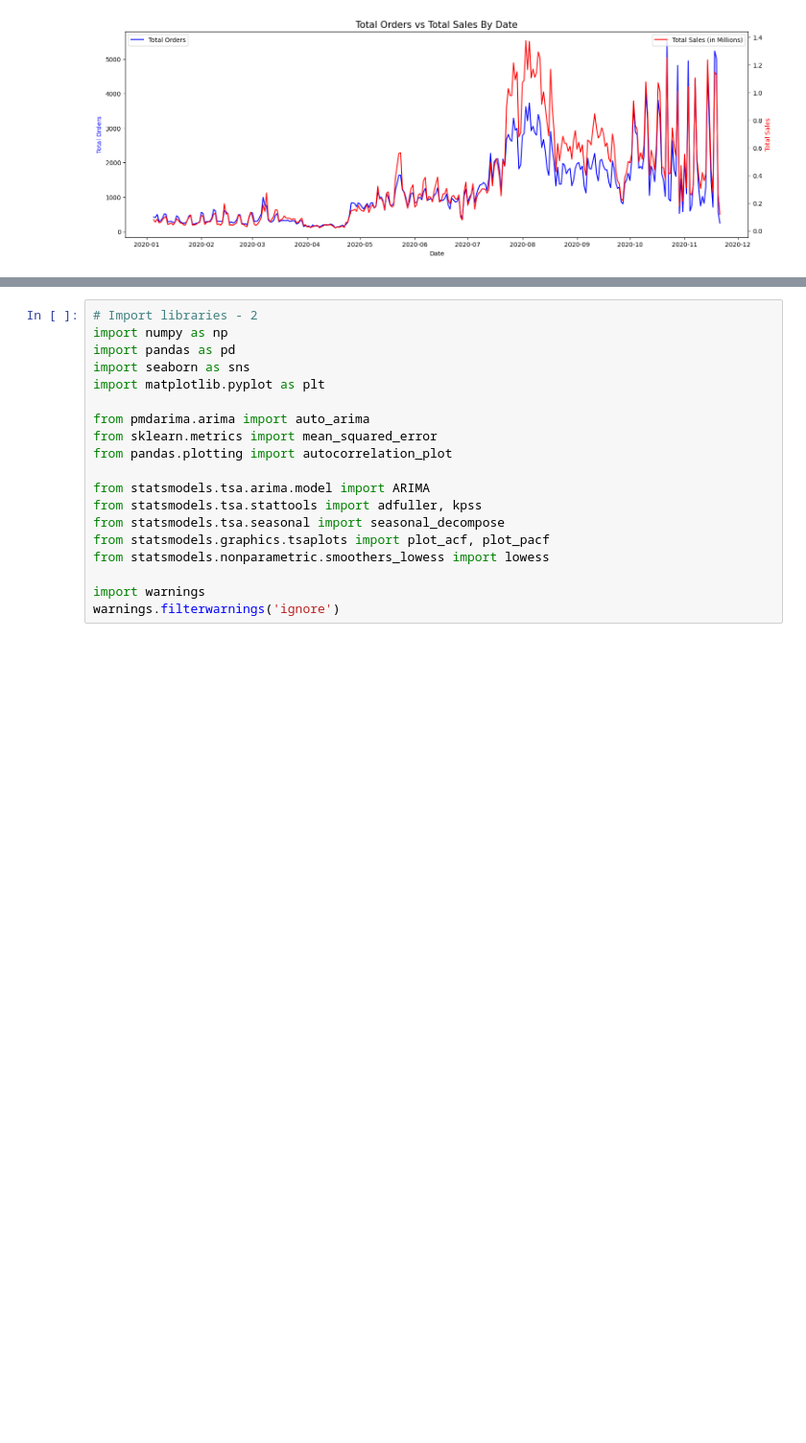
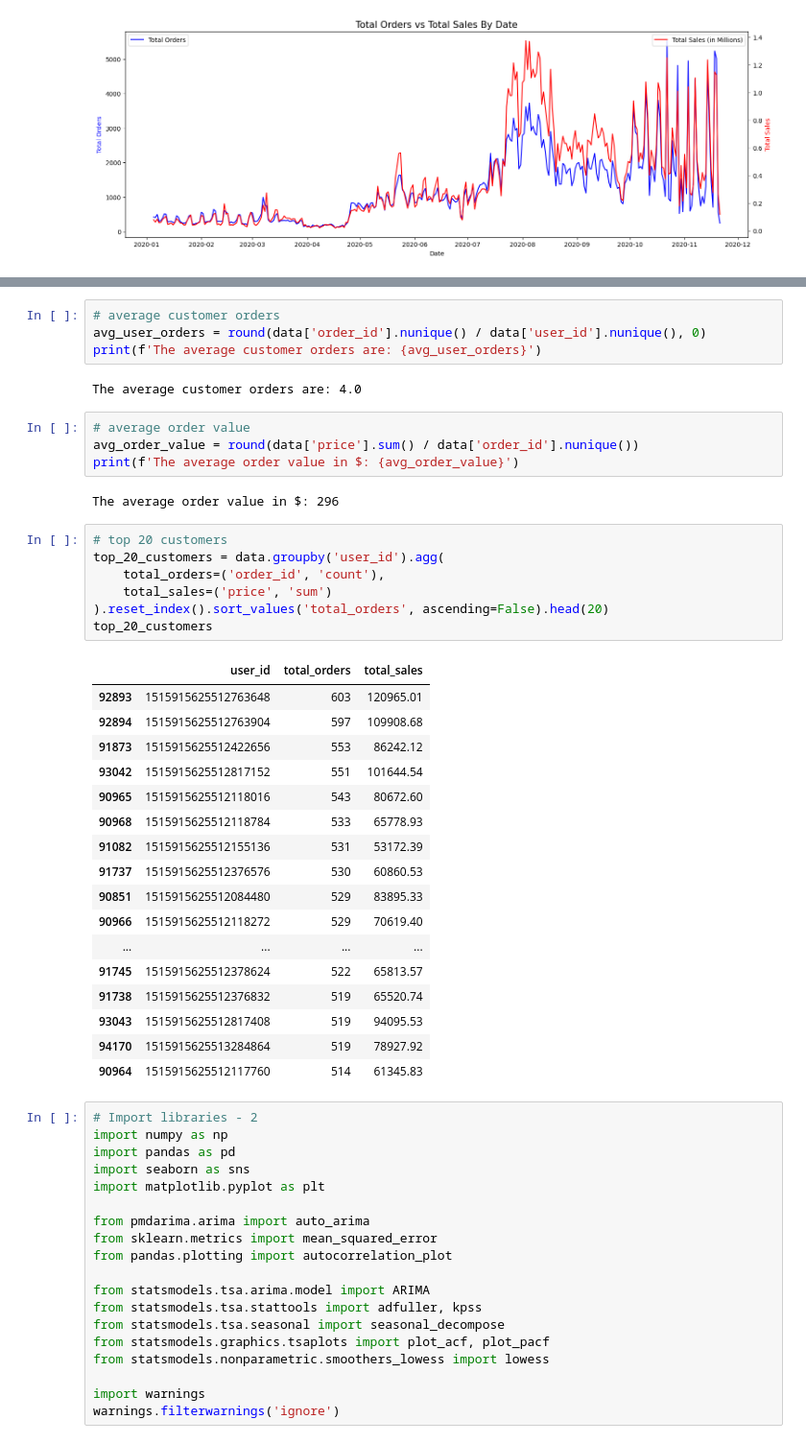
Before and after one commit to harimagar/Data-Science-Project, a Jupyter notebook: RecommendationSystem.ipynb, the cells around one changed output, grey strips where cells are left out. Shown at 96% size. Cells and saved outputs as stored; diff of their text form; blank space fills up the shorter version.

Commit message:
Customer Analysis

```diff
--- a/RecommendationSystem.ipynb
+++ b/RecommendationSystem.ipynb
@@ -559,3 +566,40 @@ plt.show()
+# %%
+# average customer orders
+avg_user_orders = round(data['order_id'].nunique() / data['user_id'].nunique(), 0)
+print(f'The average customer orders are: {avg_user_orders}')
+# %% [output]
+The average customer orders are: 4.0
+# %%
+# average order value
+avg_order_value = round(data['price'].sum() / data['order_id'].nunique())
+print(f'The average order value in $: {avg_order_value}')
+# %% [output]
+The average order value in $: 296
+# %%
+# top 20 customers
+top_20_customers = data.groupby('user_id').agg(
+    total_orders=('order_id', 'count'),
+    total_sales=('price', 'sum')
+).reset_index().sort_values('total_orders', ascending=False).head(20)
+top_20_customers
+# %% [output]
+|  | user_id | total_orders | total_sales |
+| 92893 | 1515915625512763648 | 603 | 120965.01 |
+| 92894 | 1515915625512763904 | 597 | 109908.68 |
+| 91873 | 1515915625512422656 | 553 | 86242.12 |
+| 93042 | 1515915625512817152 | 551 | 101644.54 |
+| 90965 | 1515915625512118016 | 543 | 80672.60 |
+| 90968 | 1515915625512118784 | 533 | 65778.93 |
+| 91082 | 1515915625512155136 | 531 | 53172.39 |
+| 91737 | 1515915625512376576 | 530 | 60860.53 |
+| 90851 | 1515915625512084480 | 529 | 83895.33 |
+| 90966 | 1515915625512118272 | 529 | 70619.40 |
+| ... | ... | ... | ... |
+| 91745 | 1515915625512378624 | 522 | 65813.57 |
+| 91738 | 1515915625512376832 | 519 | 65520.74 |
+| 93043 | 1515915625512817408 | 519 | 94095.53 |
+| 94170 | 1515915625513284864 | 519 | 78927.92 |
+| 90964 | 1515915625512117760 | 514 | 61345.83 |
 # %%
 # Import libraries - 2
 import numpy as np
```
Also changed, not shown: parts of 3 cells of this notebook.
